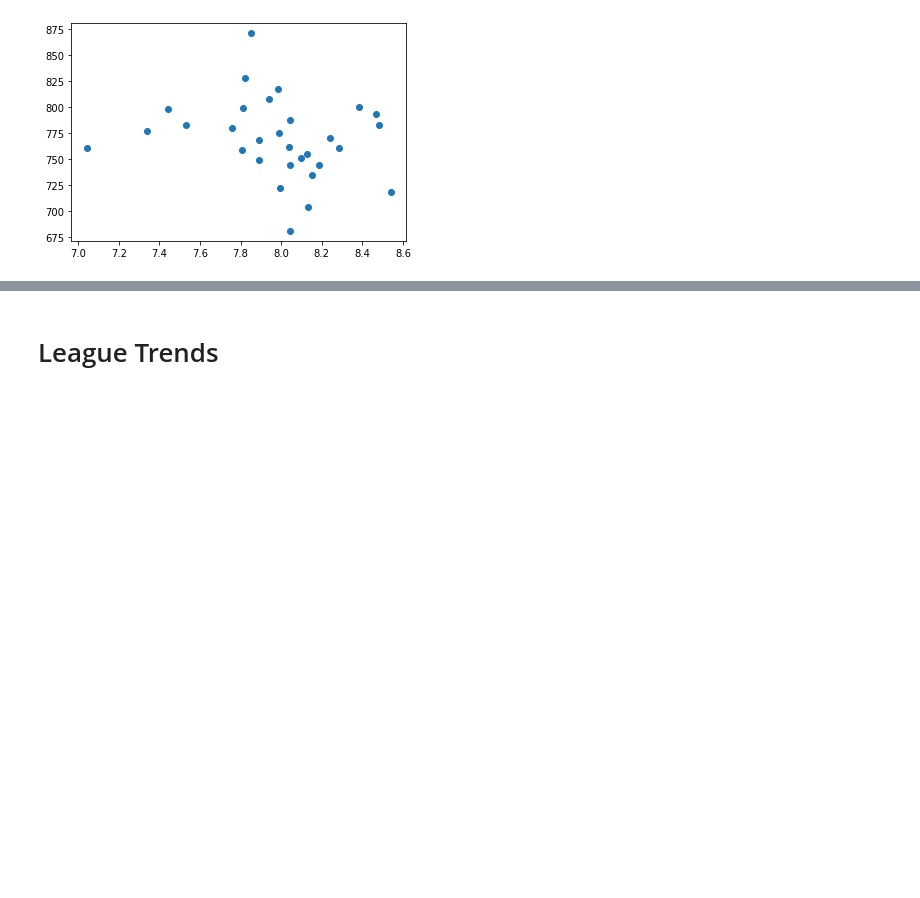
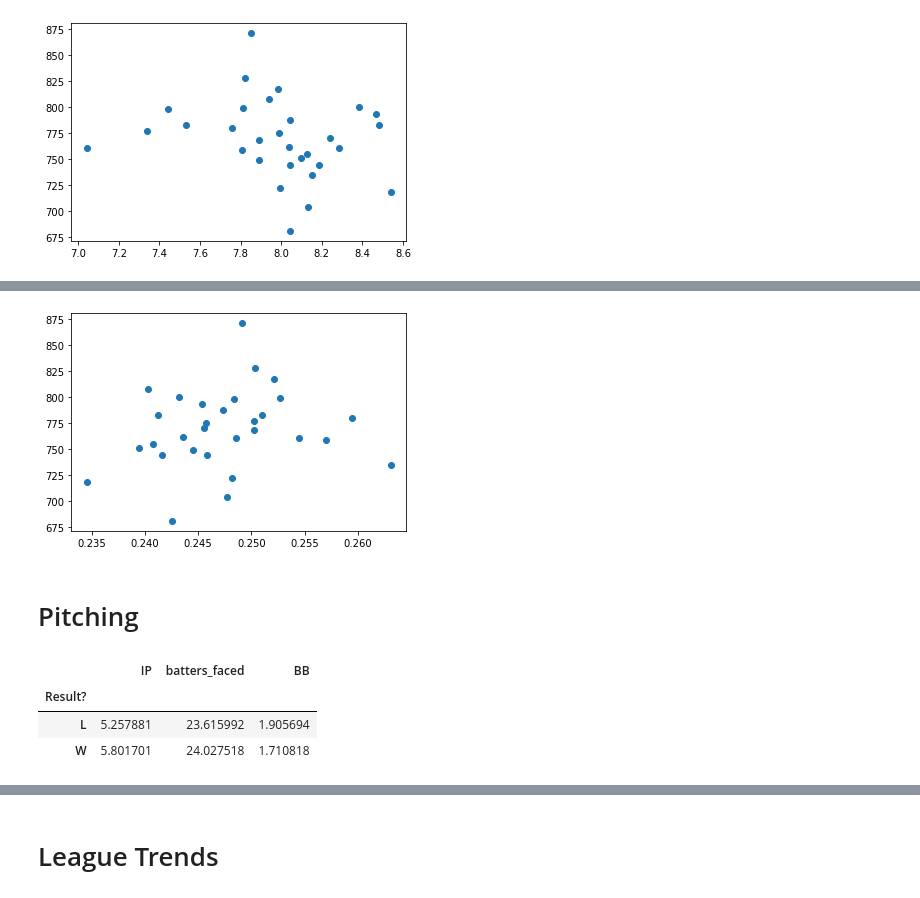
Before and after one commit to jacob-parks98/MLB_predictions, a Jupyter notebook: EDA.ipynb, the cells around one changed output, grey strips where cells are left out. Saved outputs shown, nothing was run; the diff lists cells and outputs as text; code cells hidden in the pictures; blank space fills up the shorter version.

Commit message:
Explored Pitching stats, beginning to identify important features

```diff
--- a/EDA.ipynb
+++ b/EDA.ipynb
@@ -268 +299,5 @@ plt.scatter(x=wins_and_runs['SO'], y = wins_and_runs['total_wins']);
+# %%
+plt.scatter(x = wins_and_runs['batting_avg'], y = wins_and_runs['total_wins']);
+# %% [output]
+[figure, added]
 # %%
@@ -269,0 +305,2 @@ plt.scatter(x=wins_and_runs['SO'], y = wins_and_runs['total_wins']);
+# %% [markdown]
+# Pitching
@@ -269,0 +329,7 @@ plt.scatter(x=wins_and_runs['SO'], y = wins_and_runs['total_wins']);
+# %%
+starters[starters['IP']>0].groupby('Result?')['IP', 'batters_faced', 'BB'].mean()
+# %% [output]
+|  | IP | batters_faced | BB |
+| Result? |  |  |  |
+| L | 5.257881 | 23.615992 | 1.905694 |
+| W | 5.801701 | 24.027518 | 1.710818 |
```
Also changed, not shown: parts of 25 cells of this notebook.
